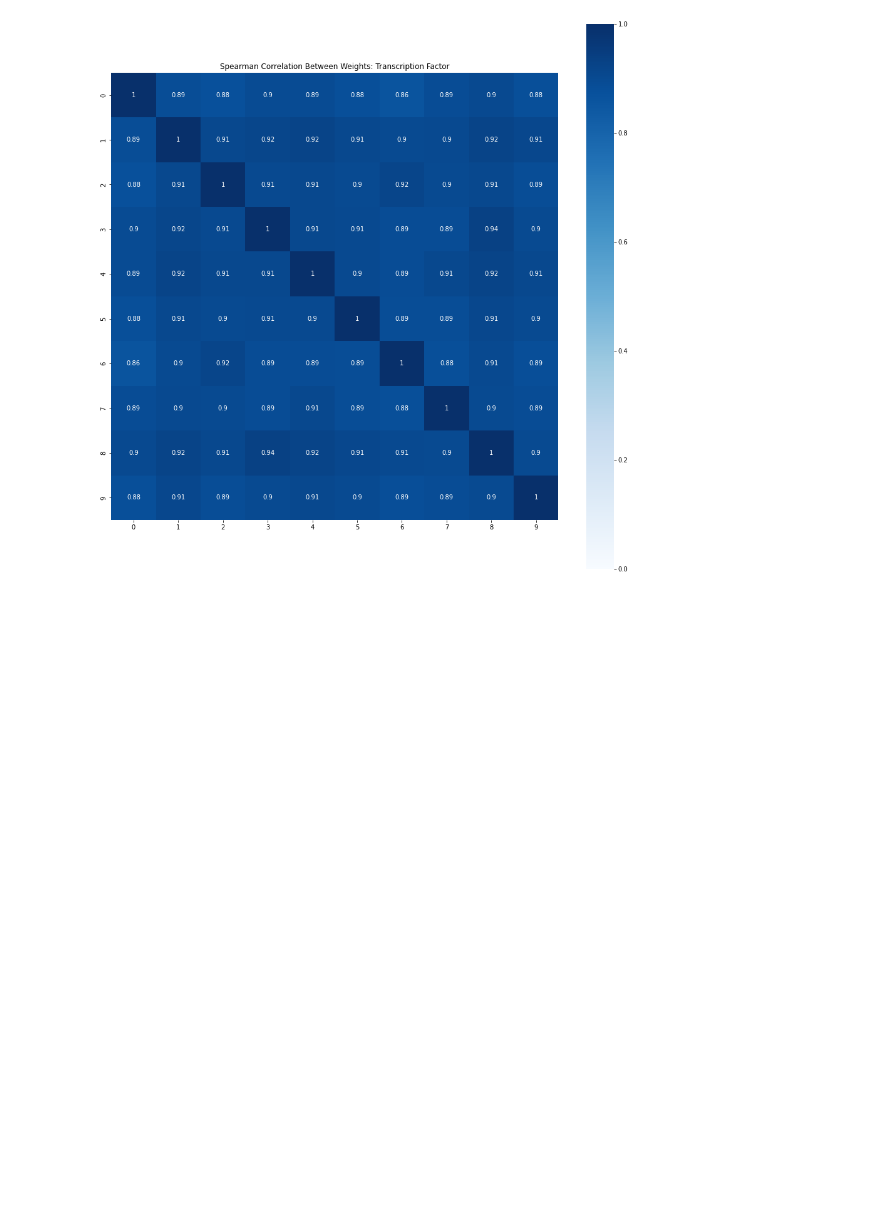
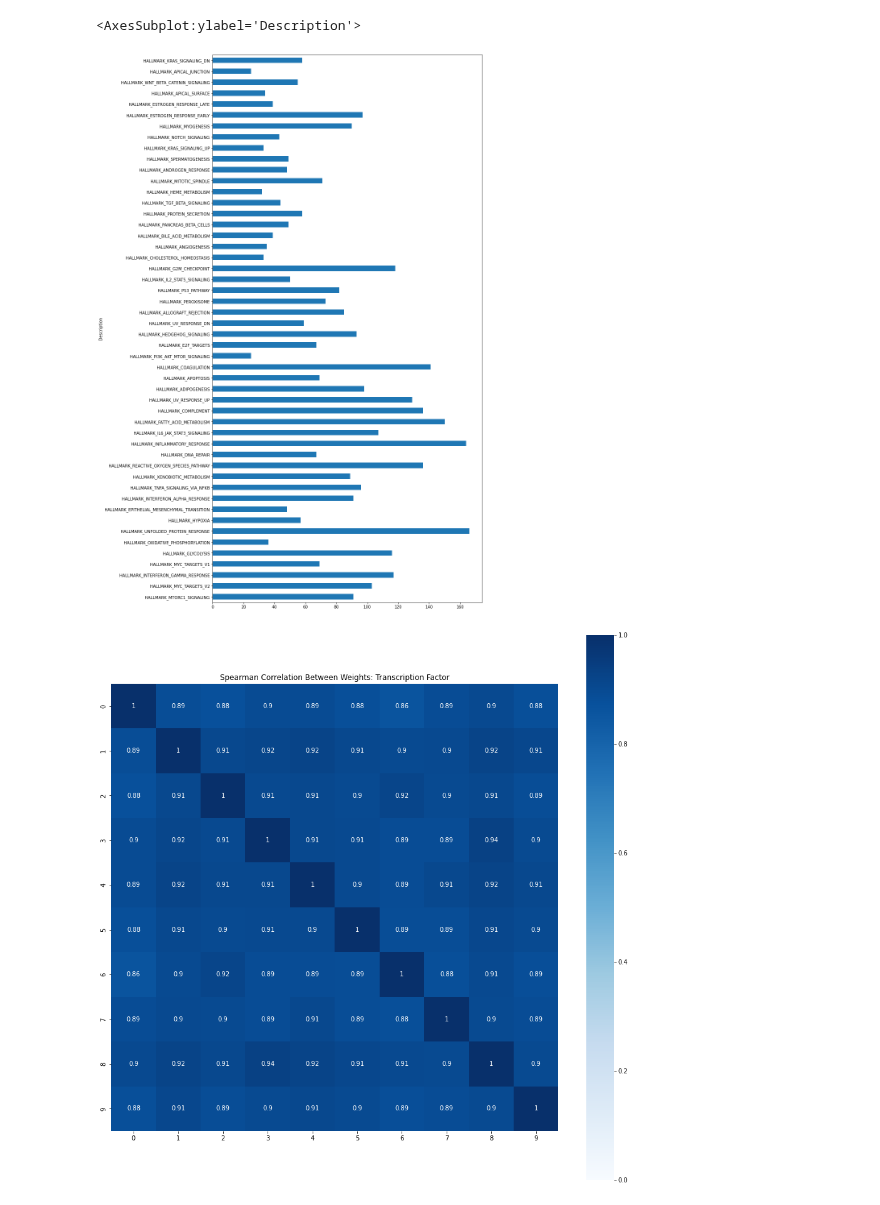
Before and after one commit to Koushul/CITRUS, a Jupyter notebook: MCF10A.ipynb, the cells around one changed output. Cells and saved outputs as stored; diff of their text form; code cells hidden in the pictures; blank space fills up the shorter version.

```diff
--- a/MCF10A.ipynb
+++ b/MCF10A.ipynb
@@ -146,3 +157,8 @@ plt.savefig('SumDistribution.png', dpi=300)
+# %%
+pd.DataFrame(hallmark_mask, index=hallmark.Description, columns=data_csv.tf).sum(1).plot(kind='barh', figsize=(12, 25))
+# %% [output]
+<AxesSubplot:ylabel='Description'>
+[figure, added]
 # %%
 model_weight_corr = pd.DataFrame(index=range(10), columns=range(10)).fillna(0).astype(float)
 for x in range(10):
```
Also changed, not shown: parts of 2 cells of this notebook, 1 other file.
